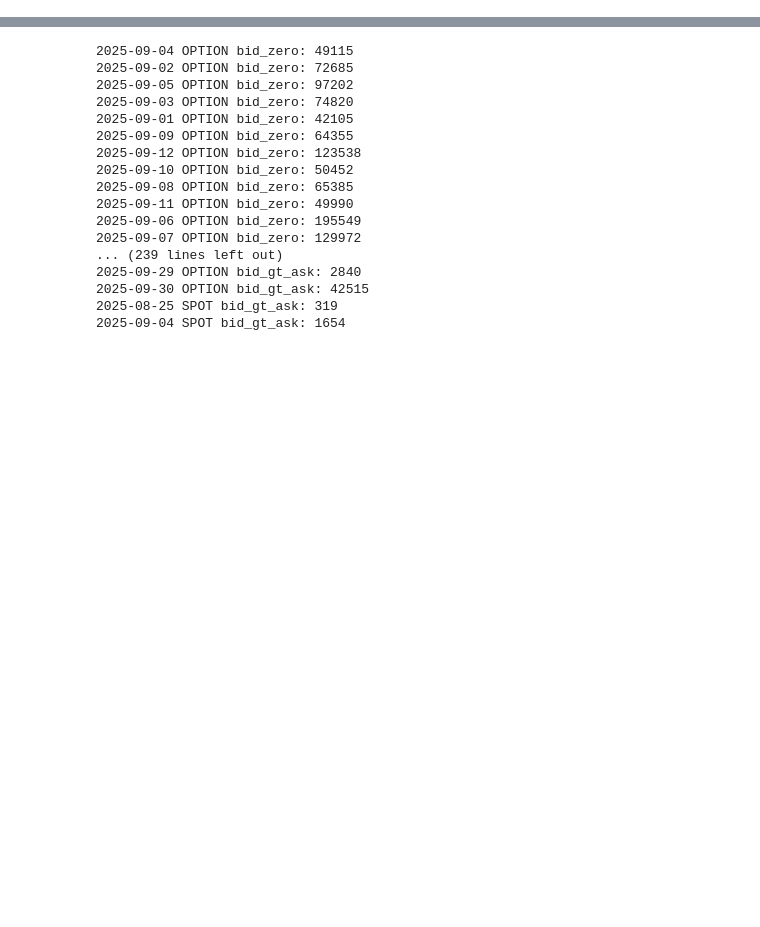
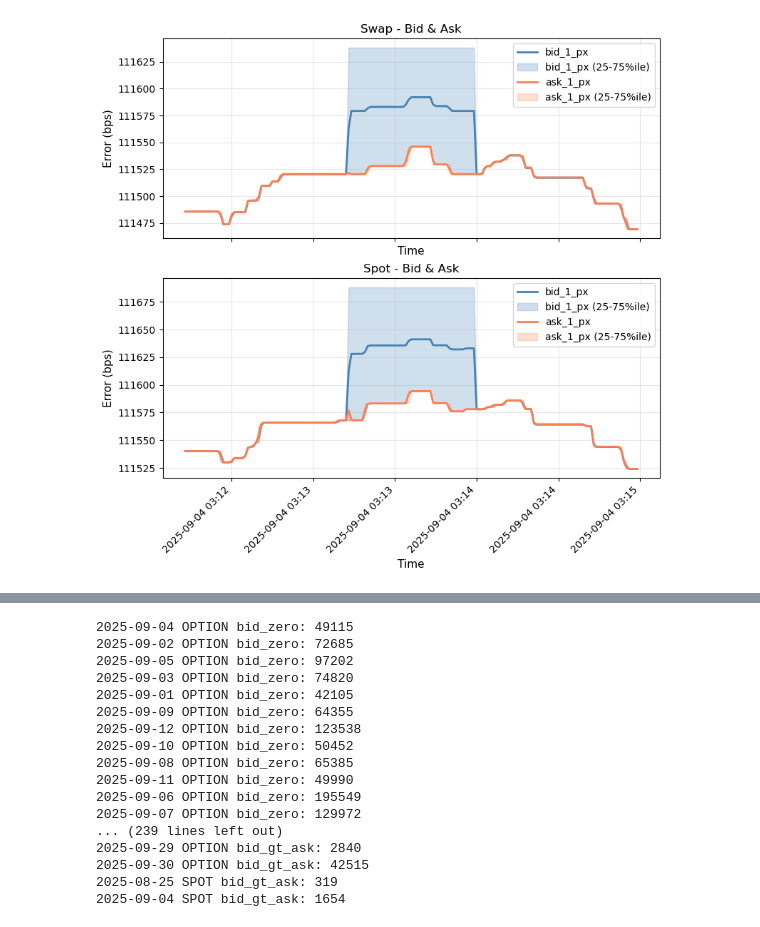
Before and after one commit to PascalAndreas/final-year-project, a Jupyter notebook: data_integrity.ipynb, the cells around one changed output, grey strips where cells are left out. Cells and saved outputs as stored; diff of their text form; code cells hidden in the pictures; blank space fills up the shorter version.

```diff
--- a/data_integrity.ipynb
+++ b/data_integrity.ipynb
@@ -9,0 +60,32 @@ store = OrderbookStore(
+# %%
+features = ['trim', 'spread', 'times_to_dt']
+
+shared_params = {
+    'inst_family': 'BTC-USD',
+    'dates': [date(2025, 9, 4)],
+    'depth': 2,
+    'features': features,
+    'binning': None,
+    'batch_days': None,
+    'verbose': False,
+}
+
+lf_swap = store.get(
+    inst_type='SWAP',
+    **shared_params,
+).sort('timeMs')
+
+lf_spot = store.get(
+    inst_type='SPOT',
+    **shared_params,
+).sort('timeMs')
+
+lf_futures = store.get(
+    inst_type='FUTURES',
+    **shared_params,
+).sort(['timeMs', 'symbol'])
+
+lf_options = store.get(
+    inst_type='OPTION',
+    **shared_params,
+).sort(['timeMs', 'symbol'])
@@ -9,0 +138,9 @@ store = OrderbookStore(
+# %%
+fig, axs = plt.subplots(2, 1, sharex=True, figsize=(9, 8))
+plot_error_over_time(filtered_swap, 'swap', ['bid_1_px', 'ask_1_px'], ax=axs[0], resample_freq='1s', include_zero=False)
+axs[0].set_title('Swap - Bid & Ask')
+plot_error_over_time(filtered_spot, 'spot', ['bid_1_px', 'ask_1_px'], ax=axs[1], resample_freq='1s', include_zero=False)
+axs[1].set_title('Spot - Bid & Ask')
+plt.show()
+# %% [output]
+[figure, added]
```
Also changed, not shown: parts of 12 cells of this notebook, 7 other files.
